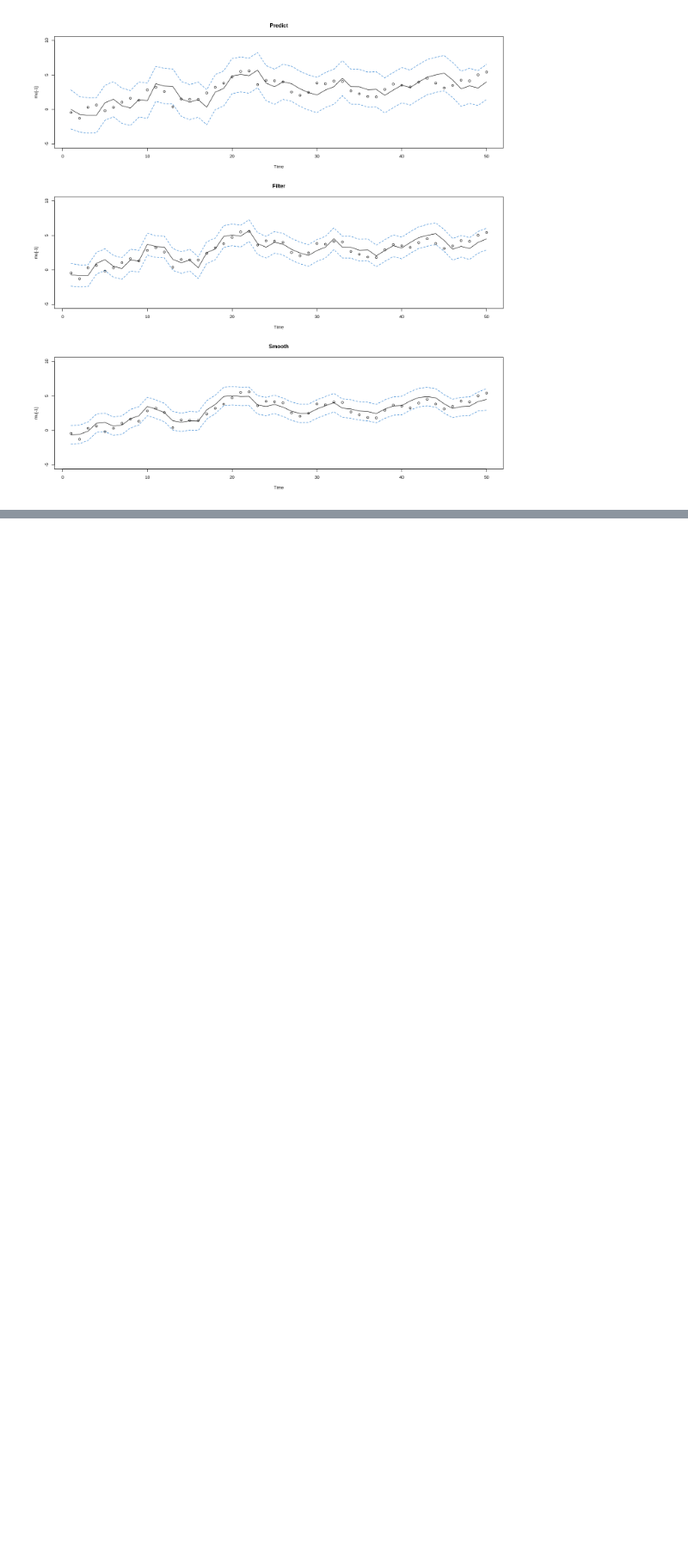
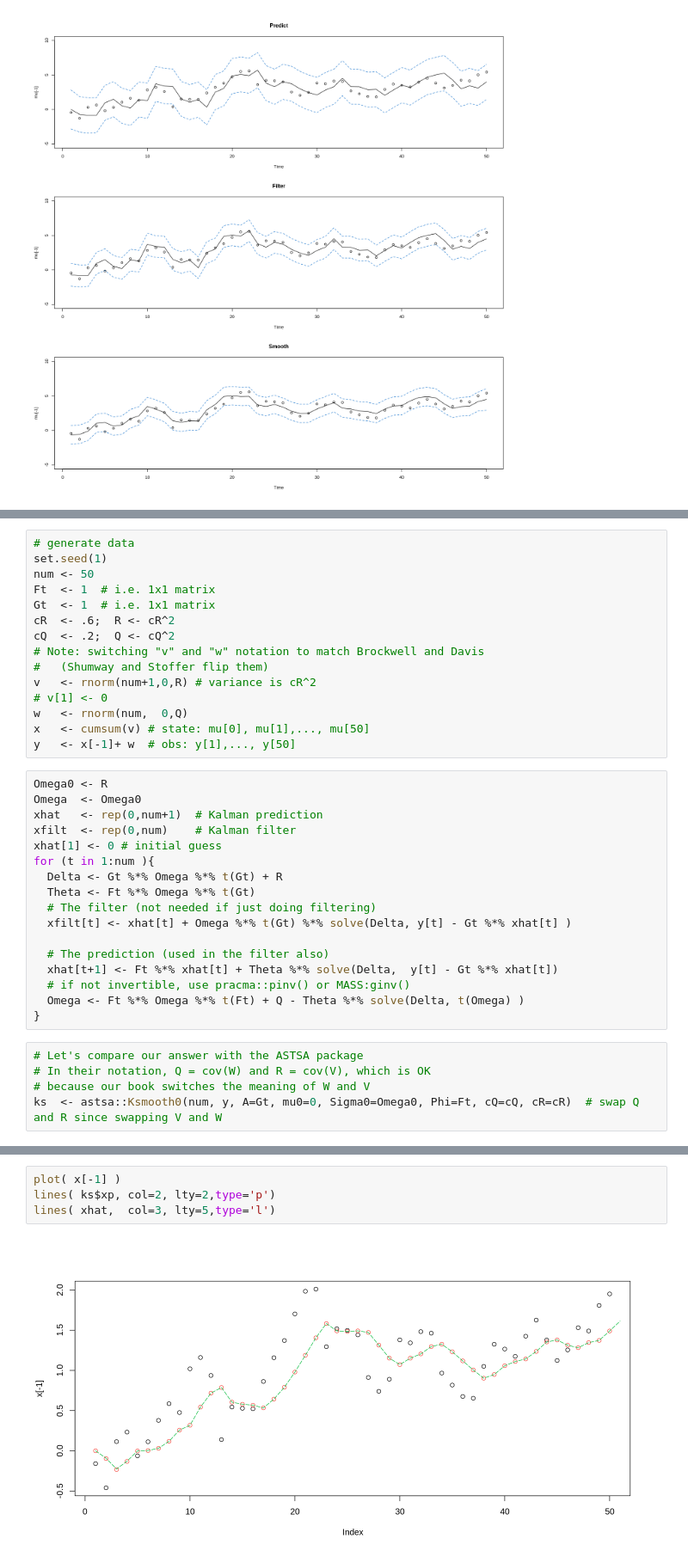
Before and after one commit to stephenbeckr/time-series-class, a Jupyter notebook: Demos/TimeSeries_KalmanFiltering.ipynb, the cells around one changed output, grey strips where cells are left out. Shown: that part at 86% size. Drawn from its saved outputs; the diff is of its cells as text; blank space fills up the shorter version.

```diff
--- a/Demos/TimeSeries_KalmanFiltering.ipynb
+++ b/Demos/TimeSeries_KalmanFiltering.ipynb
@@ -105,0 +117,37 @@ plot(Time, mu[-1], main='Smooth', ylim=c(-5,10))
+# %%
+# generate data
+set.seed(1)
+num <- 50
+Ft  <- 1  # i.e. 1x1 matrix
+Gt  <- 1  # i.e. 1x1 matrix
+cR  <- .6;  R <- cR^2
+cQ  <- .2;  Q <- cQ^2
+# Note: switching "v" and "w" notation to match Brockwell and Davis
+#   (Shumway and Stoffer flip them)
+v   <- rnorm(num+1,0,R) # variance is cR^2
+# v[1] <- 0
+w   <- rnorm(num,  0,Q)
+x   <- cumsum(v) # state: mu[0], mu[1],..., mu[50]
+y   <- x[-1]+ w  # obs: y[1],..., y[50]
+# %%
+Omega0 <- R
+Omega  <- Omega0
+xhat   <- rep(0,num+1)  # Kalman prediction
+xfilt  <- rep(0,num)    # Kalman filter
+xhat[1] <- 0 # initial guess
+for (t in 1:num ){
+  Delta <- Gt %*% Omega %*% t(Gt) + R
+  Theta <- Ft %*% Omega %*% t(Gt)
+  # The filter (not needed if just doing filtering)
+  xfilt[t] <- xhat[t] + Omega %*% t(Gt) %*% solve(Delta, y[t] - Gt %*% xhat[t] )
+
+  # The prediction (used in the filter also)
+  xhat[t+1] <- Ft %*% xhat[t] + Theta %*% solve(Delta,  y[t] - Gt %*% xhat[t])
+  # if not invertible, use pracma::pinv() or MASS:ginv()
+  Omega <- Ft %*% Omega %*% t(Ft) + Q - Theta %*% solve(Delta, t(Omega) )
+}
+# %%
+# Let's compare our answer with the ASTSA package
+# In their notation, Q = cov(W) and R = cov(V), which is OK
+# because our book switches the meaning of W and V
+ks  <- astsa::Ksmooth0(num, y, A=Gt, mu0=0, Sigma0=Omega0, Phi=Ft, cQ=cQ, cR=cR)  # swap Q and R since swapping V and W
@@ -105,0 +184,6 @@ plot(Time, mu[-1], main='Smooth', ylim=c(-5,10))
+# %%
+plot( x[-1] )
+lines( ks$xp, col=2, lty=2,type='p')
+lines( xhat,  col=3, lty=5,type='l')
+# %% [output]
+[figure, added]
```
Also changed, not shown: parts of 7 cells of this notebook.
